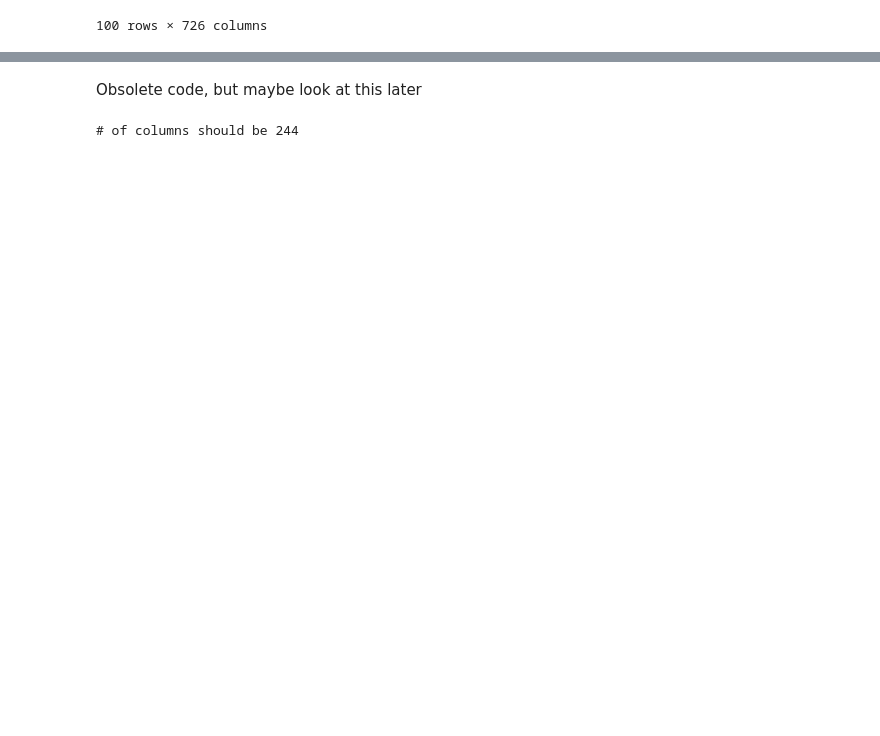
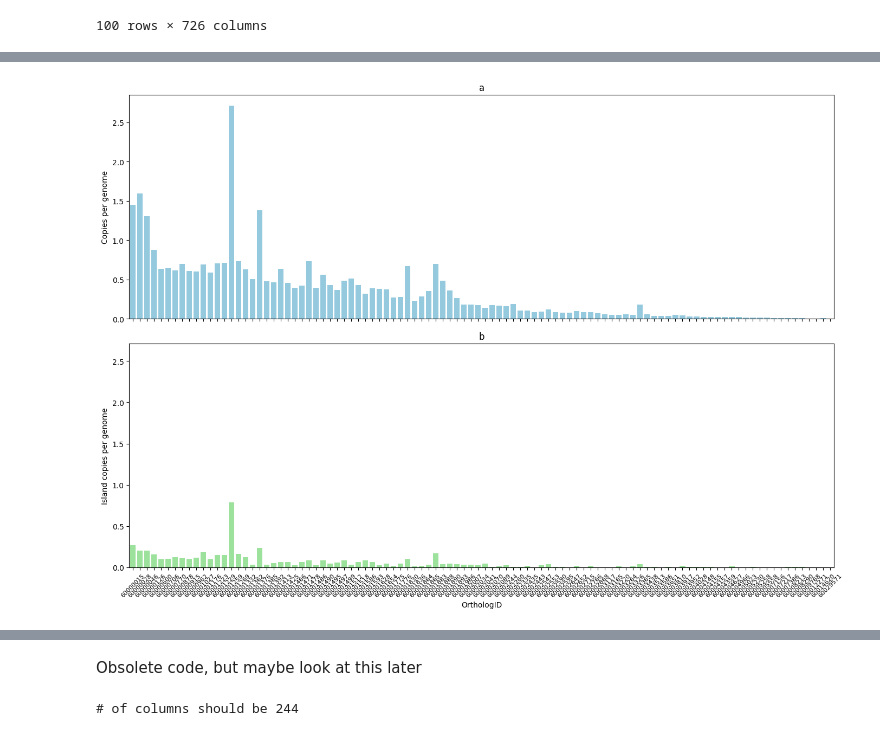
Before and after one commit to Jonahv11/cyano-serralysins, a Jupyter notebook: cycog-tree-tool/island-survey.ipynb, the cells around one changed output, grey strips where cells are left out. Cells and saved outputs as stored; diff of their text form; code cells hidden in the pictures; blank space fills up the shorter version.

Commit message:
trying out some plots

```diff
--- a/cycog-tree-tool/island-survey.ipynb
+++ b/cycog-tree-tool/island-survey.ipynb
@@ -375,0 +277,14 @@ plt.show()
+# %%
+average_overlaps = df1.mean(axis=1)
+average_overlaps = average_overlaps.sort_index()
+average_overlaps2 = df4.mean(axis=1)
+average_overlaps2 = average_overlaps2.sort_index()
+average_overlaps2 = average_overlaps2.reindex(average_overlaps.index)
+
+combined_df = pd.DataFrame({
+    'OrthologID': average_overlaps.index,
+    'Genome_copies': average_overlaps.values,
+    'Island_copies': average_overlaps2.values
+})
+display (combined_df)
+combined_df.to_csv('../data/ortholog_copies.csv', index=True)
@@ -375,0 +305,26 @@ plt.show()
+# %%
+fig, axes = plt.subplots(2, 1, figsize=(14, 10), sharex=True)
+max_y = max(combined_df['Genome_copies'].max(), combined_df['Island_copies'].max())
+
+
+# Plotting the first set of bars
+sns.barplot(ax=axes[0], x='OrthologID', y='Genome_copies', data=combined_df, color='skyblue')
+axes[0].set_title('a')
+axes[0].set_ylabel('Copies per genome')
+axes[0].tick_params(axis='x', rotation=45, labelsize=10)  # Rotate x-axis labels
+
+# Plotting the second set of bars
+sns.barplot(ax=axes[1], x='OrthologID', y='Island_copies', data=combined_df, color='lightgreen')
+axes[1].set_title('b')
+axes[1].set_ylabel('Island copies per genome')
+axes[1].set_xlabel('OrthologID')
+axes[1].tick_params(axis='x', rotation=45, labelsize=8)  # Rotate x-axis labels
+axes[1].set_ylim(0, max_y)
+
+# Adjust layout
+plt.tight_layout()
+
+# Show plot
+plt.show()
+# %% [output]
+[figure, added]
```
Also changed, not shown: parts of 12 cells of this notebook.
